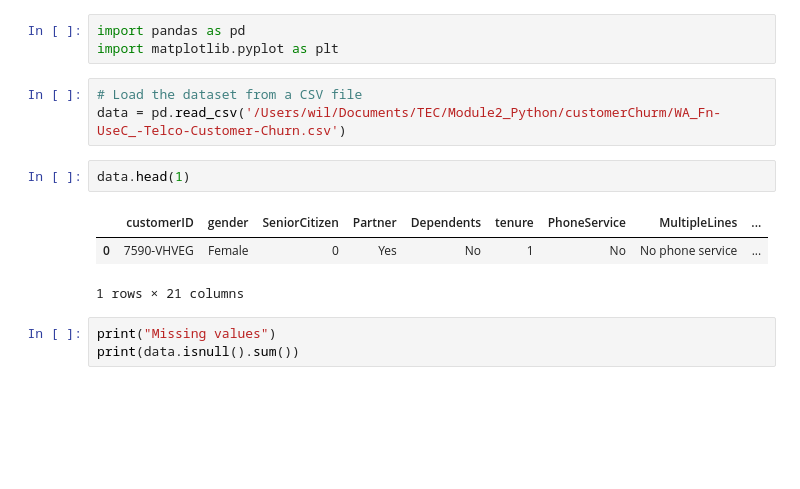
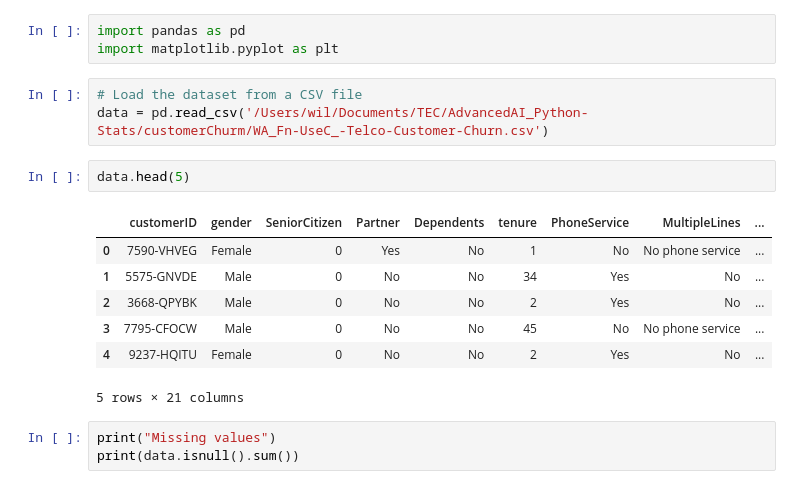
Before and after one commit to WilfridoTA/AdvancedAI_Python-Stats, a Jupyter notebook: customerChurm/customer_churm.ipynb, the cells around one changed output. Saved outputs shown, nothing was run; the diff lists cells and outputs as text; blank space fills up the shorter version.

```diff
--- a/customerChurm/customer_churm.ipynb
+++ b/customerChurm/customer_churm.ipynb
@@ -5,13 +5,17 @@ import pandas as pd
 import matplotlib.pyplot as plt
 # %%
 # Load the dataset from a CSV file
-data = pd.read_csv('/Users/wil/Documents/TEC/Module2_Python/customerChurm/WA_Fn-UseC_-Telco-Customer-Churn.csv')
+data = pd.read_csv('/Users/wil/Documents/TEC/AdvancedAI_Python-Stats/customerChurm/WA_Fn-UseC_-Telco-Customer-Churn.csv')
 # %%
-data.head(1)
+data.head(5)
 # %% [output]
 |  | customerID | gender | SeniorCitizen | Partner | Dependents | tenure | PhoneService | MultipleLines | ... |
 | 0 | 7590-VHVEG | Female | 0 | Yes | No | 1 | No | No phone service | ... |
+| 1 | 5575-GNVDE | Male | 0 | No | No | 34 | Yes | No | ... |
+| 2 | 3668-QPYBK | Male | 0 | No | No | 2 | Yes | No | ... |
+| 3 | 7795-CFOCW | Male | 0 | No | No | 45 | No | No phone service | ... |
+| 4 | 9237-HQITU | Female | 0 | No | No | 2 | Yes | No | ... |
-1 rows × 21 columns
+5 rows × 21 columns
 # %%
 print("Missing values")
 print(data.isnull().sum())
```
Also changed, not shown: 4 other files.
